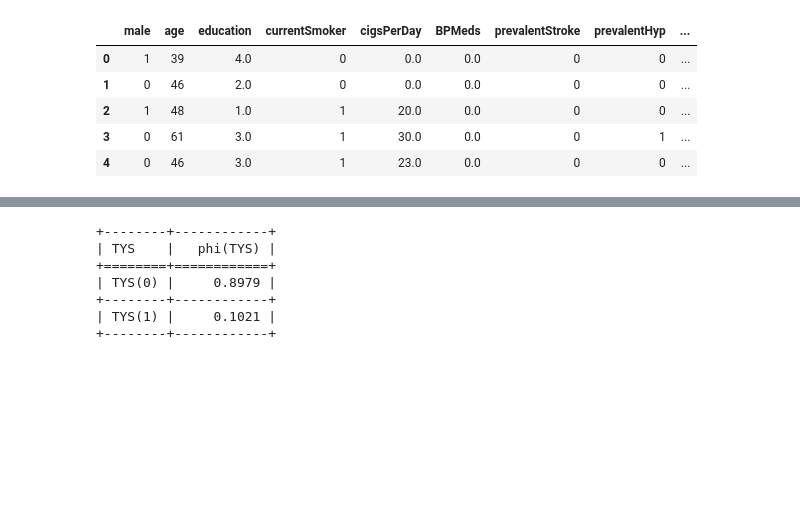
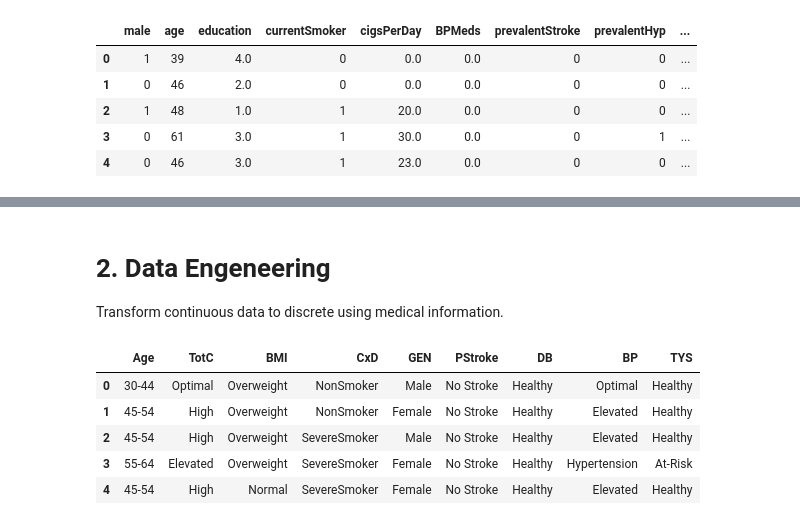
Before and after one commit to TarMatt/Coronary_disease, a Jupyter notebook: uni_project.ipynb, the cells around one changed output, grey strips where cells are left out. Cells and saved outputs as stored; diff of their text form; code cells hidden in the pictures; blank space fills up the shorter version.

```diff
--- a/uni_project.ipynb
+++ b/uni_project.ipynb
@@ -425,14 +135,7 @@ weighted avg       0.77      0.35      0.39        96
-# %%
-# Computing the probability of bronc given smoke=no.
-infer = VariableElimination(model_2)
-
-glu_infer = infer.query(variables=['TYS'], evidence={'A':1})
-print(glu_infer)
-# %% [output]
-+--------+------------+
-| TYS    |   phi(TYS) |
-+========+============+
-| TYS(0) |     0.8979 |
-+--------+------------+
-| TYS(1) |     0.1021 |
-+--------+------------+
+# %% [markdown]
+# 2. Data Engeneering
+
+Transform continuous data to discrete using medical information.
+# %%
+# Function does not accept missing values
+data_cl = data.dropna()
@@ -438,0 +162,45 @@ print(glu_infer)
+# %%
+# Create a Blood pressure variable
+
+bloodP= []
+
+# Systolic-Pressure
+data_cl = data_cl[(data_cl['sysBP'] >= 40) & (data_cl['sysBP'] <= 250)]
+# Diastolic-Pressure
+data_cl = data_cl[(data_cl['diaBP'] >= 40) &(data_cl['diaBP'] <= 140)]
+
+for i,sys in enumerate(data_cl.sysBP.values):
+    dia = data_cl.diaBP.values[i]
+
+    if (sys<=120 and dia<=80):
+        blood = 'Optimal'
+    elif (sys<=140 and dia<=90):
+        blood = 'Elevated'
+    else:
+        blood = 'Hypertension'
+    bloodP.append(blood)
+
+data_cl['BP'] = bloodP
+# %%
+# Rename features and adjust the final dataset
+
+data_cl.columns=['Age','TotC','SBP','DBP','BMI','CxD','GEN','PStroke','DB','TYS','BP']
+data_cl = data_cl[['Age','TotC','SBP','DBP','BMI','CxD','GEN','PStroke','DB','BP','TYS']]
+
+
+data_cl['GEN'] = data_cl['GEN'].map({1:'Male',0:'Female'})
+data_cl['DB'] = data_cl['DB'].map({1:'Diabetic',0:'Healthy'})
+data_cl['PStroke'] = data_cl['PStroke'].map({1:'Had Stroke',0:'No Stroke'})
+data_cl['TYS'] = data_cl['TYS'].map({1:'At-Risk',0:'Healthy'})
+
+dataset = data_cl.drop(['SBP','DBP'],axis=1)
+dataset = dataset.astype('str')
+
+dataset.head()
+# %% [output]
+|  | Age | TotC | BMI | CxD | GEN | PStroke | DB | BP | TYS |
+| 0 | 30-44 | Optimal | Overweight | NonSmoker | Male | No Stroke | Healthy | Optimal | Healthy |
+| 1 | 45-54 | High | Overweight | NonSmoker | Female | No Stroke | Healthy | Elevated | Healthy |
+| 2 | 45-54 | High | Overweight | SevereSmoker | Male | No Stroke | Healthy | Elevated | Healthy |
+| 3 | 55-64 | Elevated | Overweight | SevereSmoker | Female | No Stroke | Healthy | Hypertension | At-Risk |
+| 4 | 45-54 | High | Normal | SevereSmoker | Female | No Stroke | Healthy | Elevated | Healthy |
```
Also changed, not shown: parts of 60 cells of this notebook.
